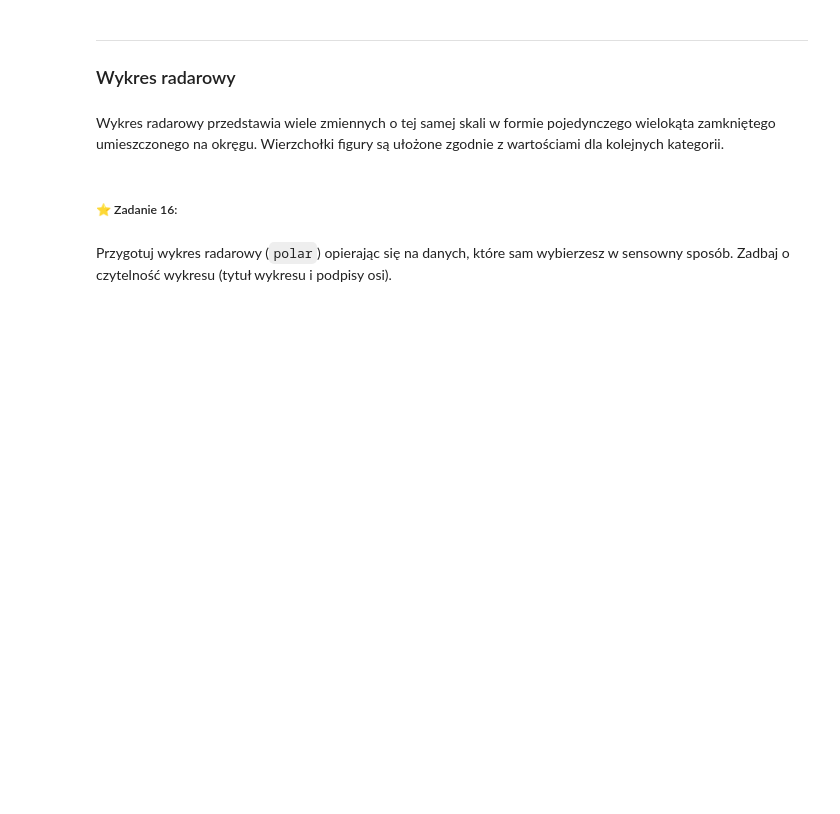
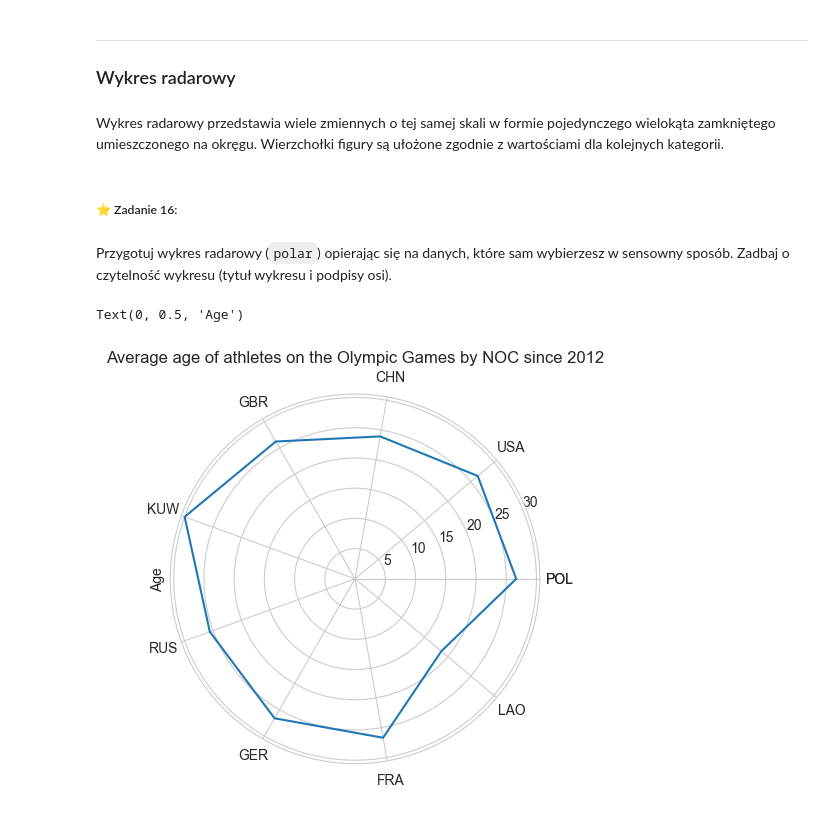
Before and after one commit to kambed/DataVisualization, a Jupyter notebook: matplotlib.ipynb, the cells around one changed output. Saved outputs shown, nothing was run; the diff lists cells and outputs as text; code cells hidden in the pictures; blank space fills up the shorter version.

```diff
--- a/matplotlib.ipynb
+++ b/matplotlib.ipynb
@@ -333,0 +348,13 @@ Przygotuj wykres radarowy (`polar`) opierając się na danych, które sam wybier
+# %%
+noc_filter = ['POL', 'USA', 'CHN', 'GBR', 'KUW', 'RUS', 'GER', 'FRA', 'LAO']
+avg_age_per_noc = df[df.Year >= 2012].groupby(df.NOC).mean(numeric_only=True)[['Age']].loc[noc_filter]
+avg_age_per_noc = pd.concat([avg_age_per_noc, avg_age_per_noc[:1]])
+
+plt.polar(np.linspace(0, 2*np.pi, avg_age_per_noc.size), avg_age_per_noc.Age)
+plt.xticks(np.linspace(0, 2*np.pi, avg_age_per_noc.size), avg_age_per_noc.index)
+
+plt.title('Average age of athletes on the Olympic Games by NOC since 2012')
+plt.ylabel('Age')
+# %% [output]
+Text(0, 0.5, 'Age')
+[figure, added]
```
Also changed, not shown: parts of 7 cells of this notebook.
